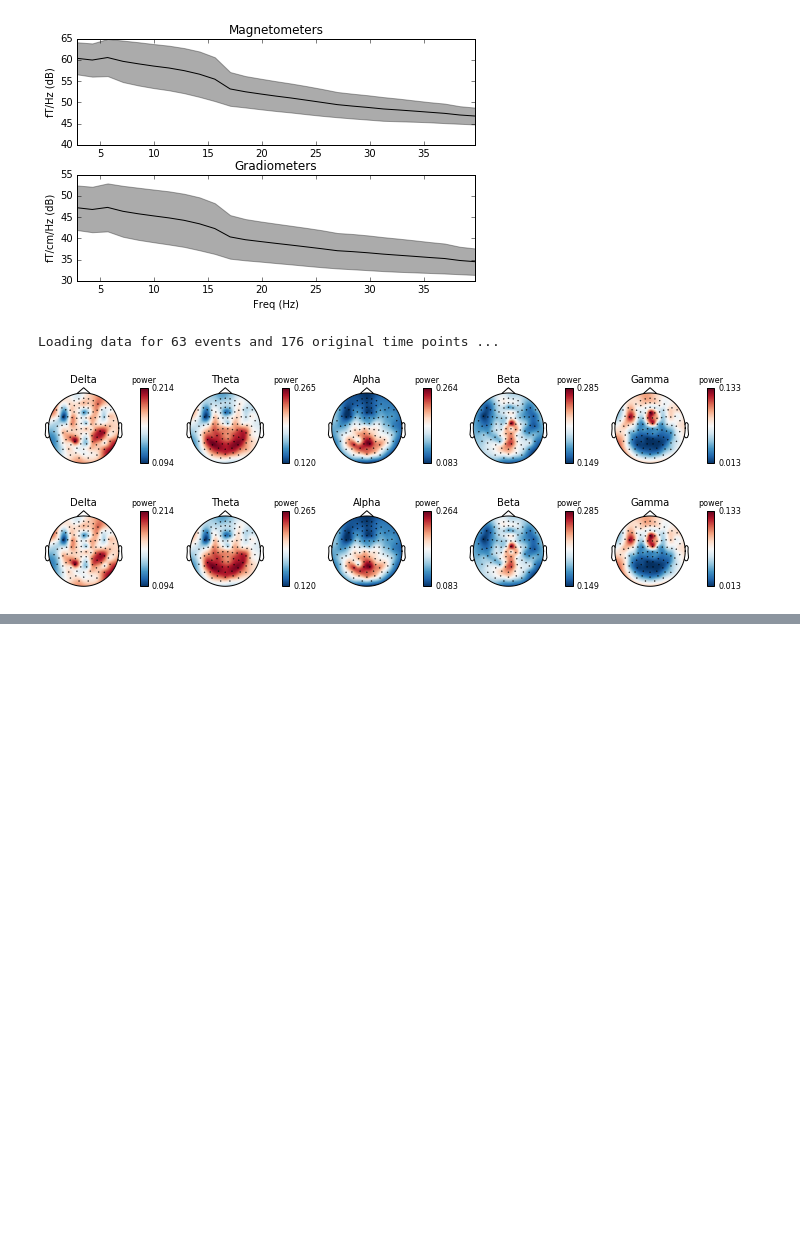
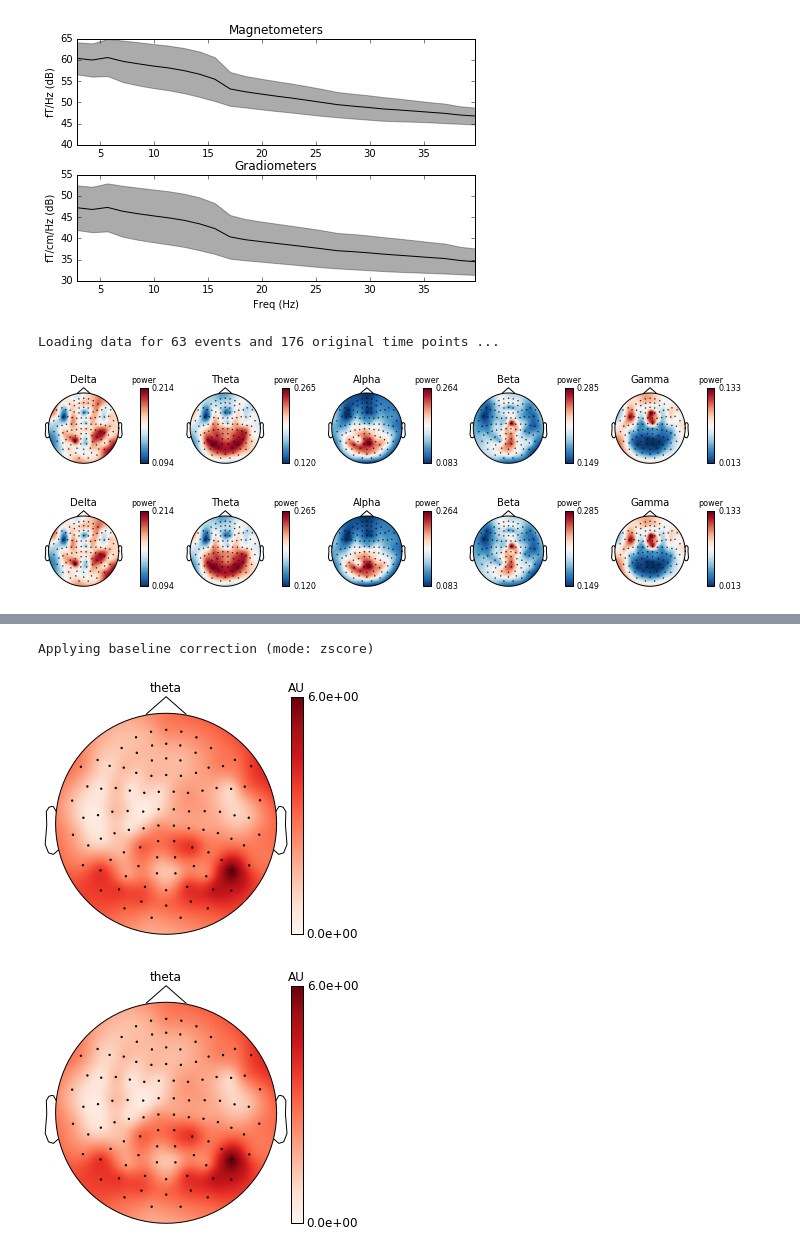
Before and after one commit to kaihwang/Clock, a Jupyter notebook: test_workflow.ipynb, the cells around one changed output, grey strips where cells are left out. Cells and saved outputs as stored; diff of their text form; code cells hidden in the pictures; blank space fills up the shorter version.

```diff
--- a/test_workflow.ipynb
+++ b/test_workflow.ipynb
@@ -90,0 +102,6 @@ Loading data for 63 events and 176 original time points ...
+# %%
+power[0].plot_topomap(ch_type='grad', tmin=0.05, tmax=0.5, fmin=4, fmax=8, baseline=(-1, 0), mode='zscore',title='theta', show=True)
+# %% [output]
+Applying baseline correction (mode: zscore)
+[figure, added]
+[figure, added]
```
Also changed, not shown: parts of 2 cells of this notebook, 1 other file.
